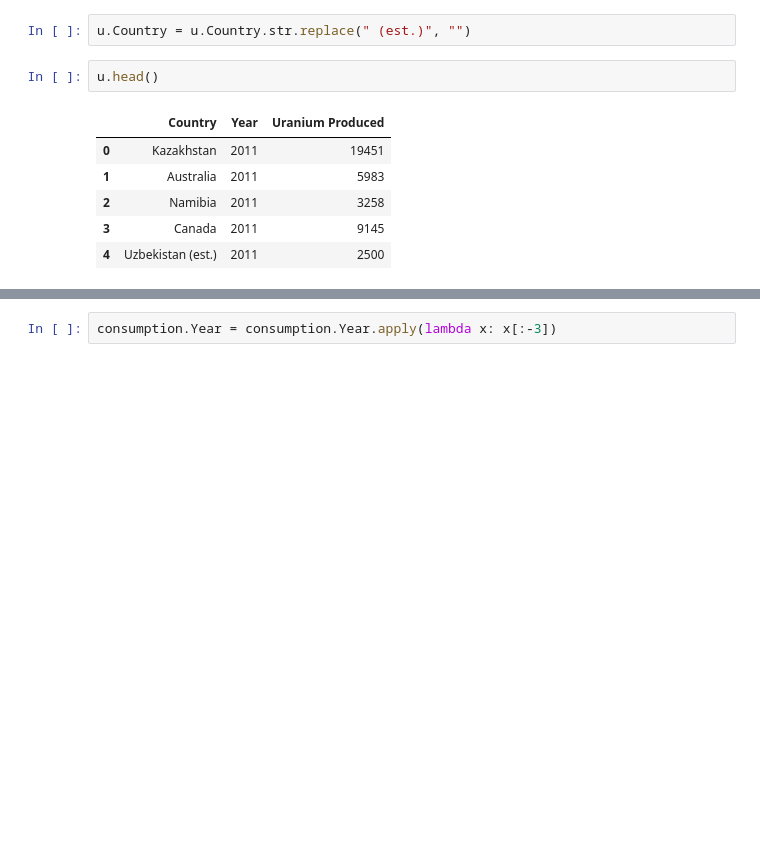
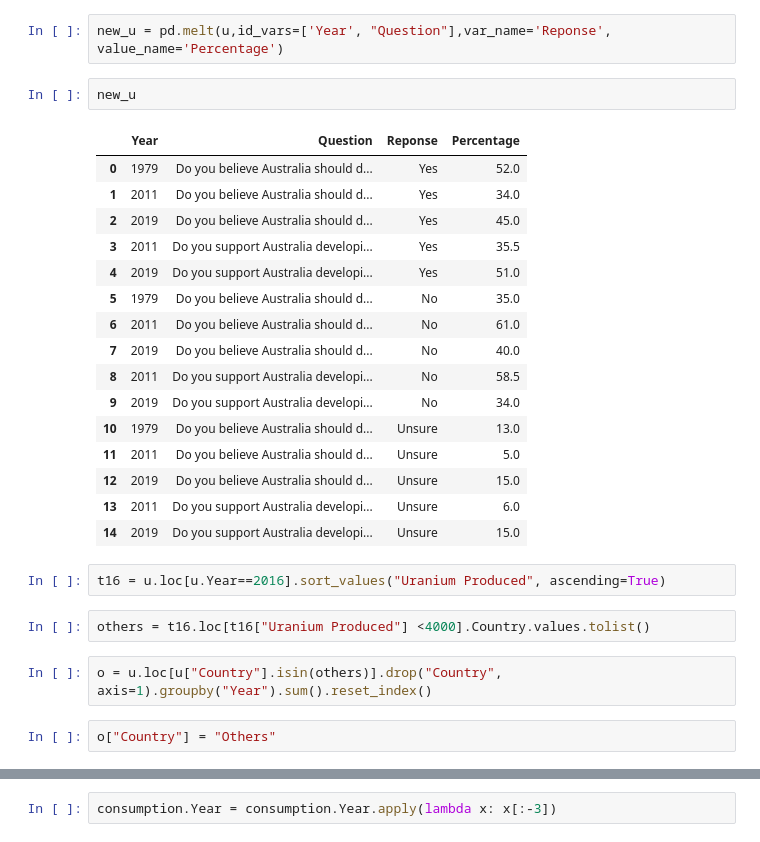
Before and after one commit to Wjjay/assignment2, a Jupyter notebook: data/wrangler.ipynb, the cells around one changed output, grey strips where cells are left out. Drawn from its saved outputs; the diff is of its cells as text; blank space fills up the shorter version.

```diff
--- a/data/wrangler.ipynb
+++ b/data/wrangler.ipynb
@@ -13,11 +13,29 @@ u.head()
 # %%
-u.Country = u.Country.str.replace(" (est.)", "")
+new_u = pd.melt(u,id_vars=['Year', "Question"],var_name='Reponse', value_name='Percentage')
+# %%
+new_u
+# %% [output]
+|  | Year | Question | Reponse | Percentage |
+| 0 | 1979 | Do you believe Australia should d... | Yes | 52.0 |
+| 1 | 2011 | Do you believe Australia should d... | Yes | 34.0 |
+| 2 | 2019 | Do you believe Australia should d... | Yes | 45.0 |
+| 3 | 2011 | Do you support Australia developi... | Yes | 35.5 |
+| 4 | 2019 | Do you support Australia developi... | Yes | 51.0 |
+| 5 | 1979 | Do you believe Australia should d... | No | 35.0 |
+| 6 | 2011 | Do you believe Australia should d... | No | 61.0 |
+| 7 | 2019 | Do you believe Australia should d... | No | 40.0 |
+| 8 | 2011 | Do you support Australia developi... | No | 58.5 |
+| 9 | 2019 | Do you support Australia developi... | No | 34.0 |
+| 10 | 1979 | Do you believe Australia should d... | Unsure | 13.0 |
+| 11 | 2011 | Do you believe Australia should d... | Unsure | 5.0 |
+| 12 | 2019 | Do you believe Australia should d... | Unsure | 15.0 |
+| 13 | 2011 | Do you support Australia developi... | Unsure | 6.0 |
+| 14 | 2019 | Do you support Australia developi... | Unsure | 15.0 |
 # %%
-u.head()
+t16 = u.loc[u.Year==2016].sort_values("Uranium Produced", ascending=True)
-# %% [output]
-|  | Country | Year | Uranium Produced |
-| 0 | Kazakhstan | 2011 | 19451 |
-| 1 | Australia | 2011 | 5983 |
-| 2 | Namibia | 2011 | 3258 |
-| 3 | Canada | 2011 | 9145 |
-| 4 | Uzbekistan (est.) | 2011 | 2500 |
+# %%
+others = t16.loc[t16["Uranium Produced"] <4000].Country.values.tolist()
+# %%
+o = u.loc[u["Country"].isin(others)].drop("Country", axis=1).groupby("Year").sum().reset_index()
+# %%
+o["Country"] = "Others"
```
Also changed, not shown: parts of 5 cells of this notebook, 15 other files.
